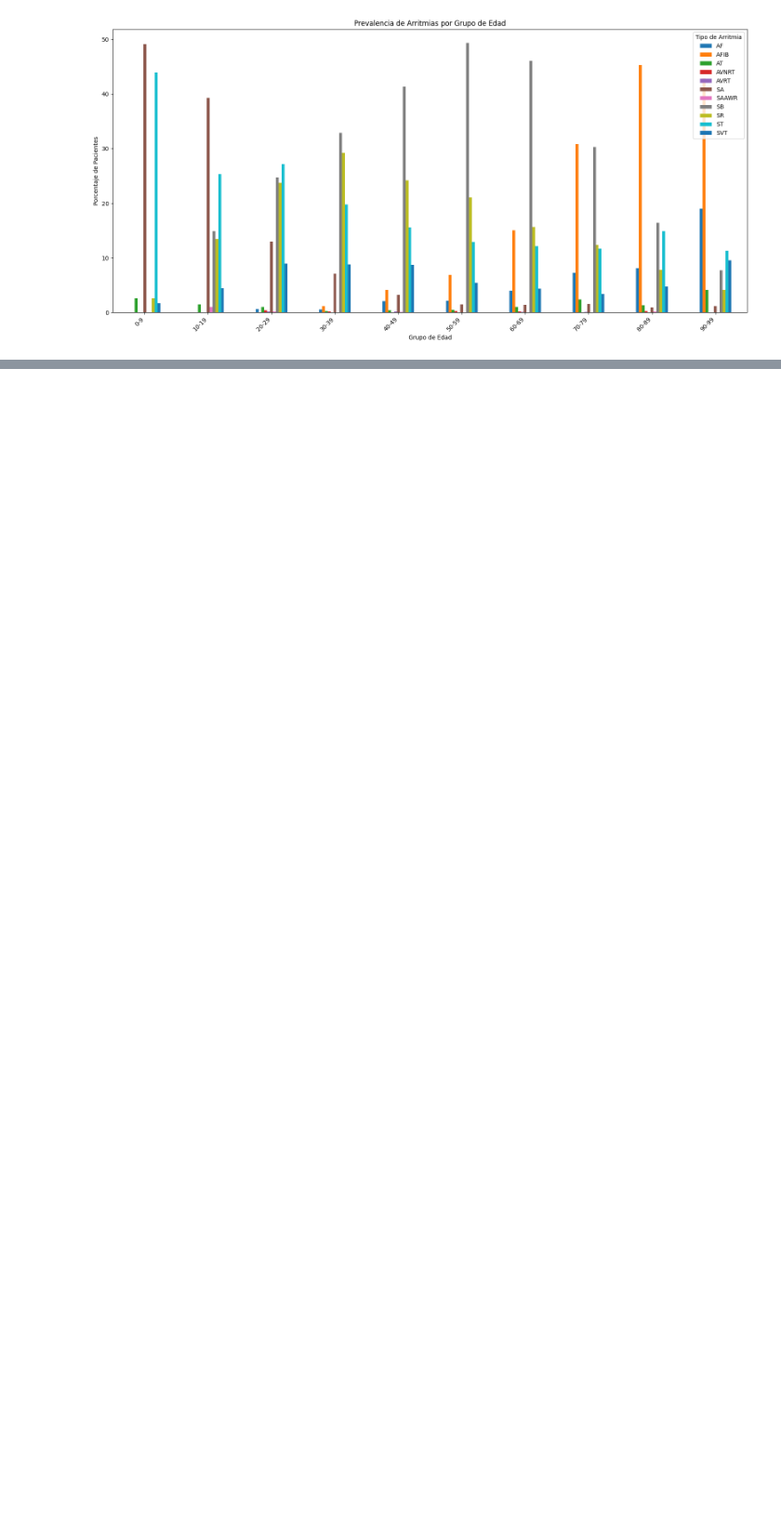
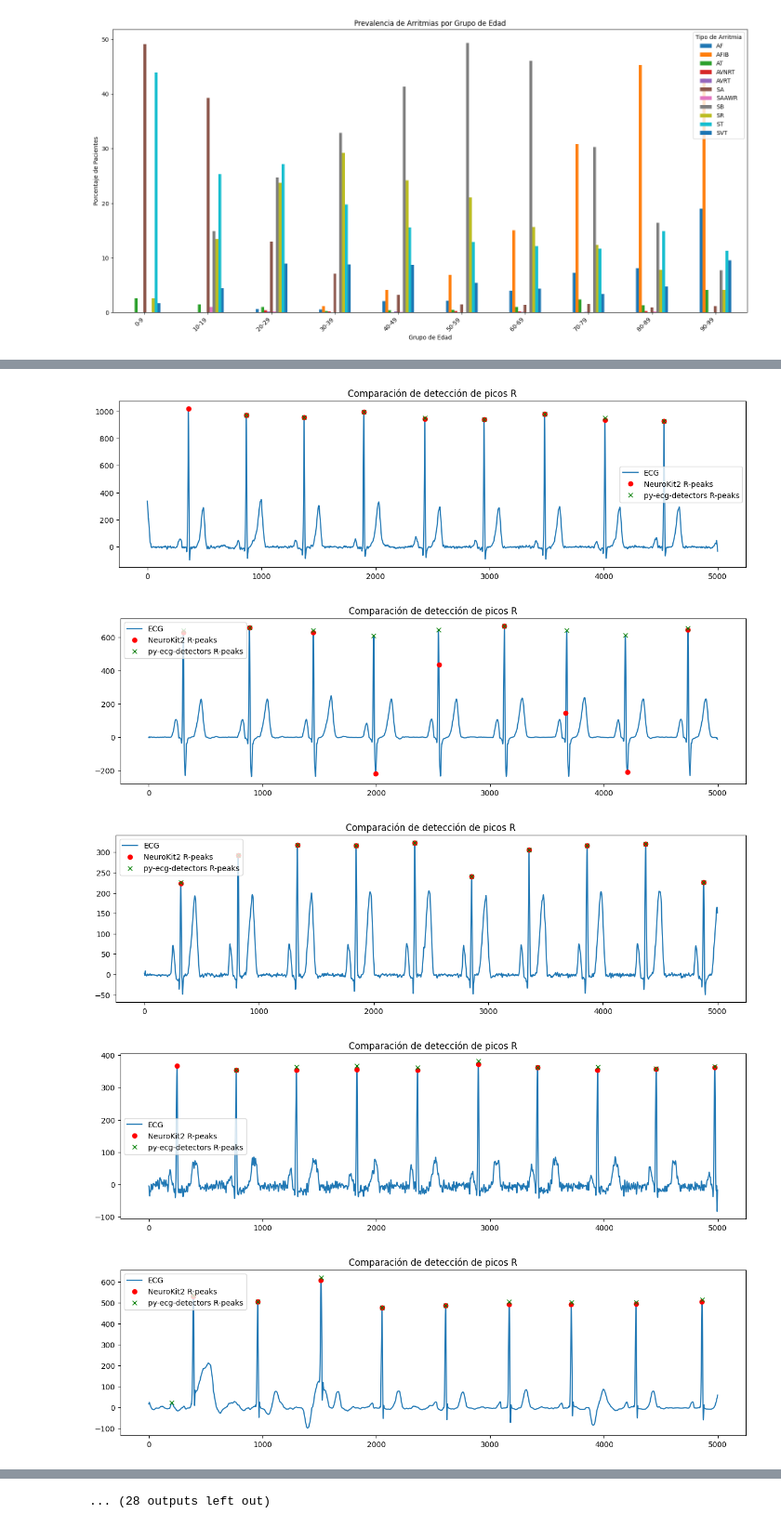
Before and after one commit to LisethTiria/Biosenales-2025-1, a Jupyter notebook: proyecto_1_biosenales.ipynb, the cells around one changed output, grey strips where cells are left out. Shown at 93% size. Cells and saved outputs as stored; diff of their text form; code cells hidden in the pictures; blank space fills up the shorter version.

Commit message:
Realización Actividad 2, uso de librerías NeuroKit y ecg-detectors en arritmias SB y SR

```diff
--- a/proyecto_1_biosenales.ipynb
+++ b/proyecto_1_biosenales.ipynb
@@ -182,0 +237,66 @@ Requirement already satisfied: certifi>=2017.4.17 in /usr/local/lib/python3.11/d
+# %%
+import pandas as pd
+import os
+import neurokit2 as nk
+from ecgdetectors import Detectors
+import matplotlib.pyplot as plt
+
+# Parámetros
+fs = 500
+detectors = Detectors(fs)
+sb_path = '/content/sb_records'
+sr_path = '/content/sr_records'
+
+# Unir las rutas de ambos tipos de archivos
+all_files = [os.path.join(sb_path, f) for f in os.listdir(sb_path) if f.endswith(".csv")] + \
+            [os.path.join(sr_path, f) for f in os.listdir(sr_path) if f.endswith(".csv")]
+
+# Función para procesar un archivo ECG
+def process_ecg(file_path):
+    df = pd.read_csv(file_path)  # leer el CSV
+    ecg = df.iloc[:, 0].values  # asumir que la señal está en la primera columna
+
+    # NeuroKit2
+    signals, info_nk = nk.ecg_process(ecg, sampling_rate=fs)
+    r_peaks_nk = info_nk["ECG_R_Peaks"]
+
+    # py-ecg-detectors
+    r_peaks_pyecg = detectors.engzee_detector(ecg)
+
+    return ecg, r_peaks_nk, r_peaks_pyecg
+
+
+# def process_ecg(file_path, amplitude_threshold=300):
+#     df = pd.read_csv(file_path)
+#     ecg = df.iloc[:, 0].values
+
+#     # NeuroKit2
+#     signals, info_nk = nk.ecg_process(ecg, fs)
+#     r_peaks_nk = info_nk["ECG_R_Peaks"]
+#     # Filtrar por amplitud
+#     r_peaks_nk = [idx for idx in r_peaks_nk if ecg[idx] > amplitude_threshold]
+
+#     # py-ecg-detectors
+#     r_peaks_pyecg = detectors.hamilton_detector(ecg)
+#     # Filtrar por amplitud
+#     r_peaks_pyecg = [idx for idx in r_peaks_pyecg if ecg[idx] > amplitude_threshold]
+
+#     return ecg, r_peaks_nk, r_peaks_pyecg
+
+# Procesar un archivo de ejemplo
+for i in all_files:
+  ecg, r_nk, r_py = process_ecg(i)  # usar all_files, no sb_files
+  # Comparación visual
+  plt.figure(figsize=(15, 4))
+  plt.plot(ecg, label="ECG")
+  plt.plot(r_nk, ecg[r_nk], 'ro', label="NeuroKit2 R-peaks")
+  plt.plot(r_py, ecg[r_py], 'gx', label="py-ecg-detectors R-peaks")
+  plt.legend()
+  plt.title("Comparación de detección de picos R")
+  plt.show()
+# %% [output]
+[figure, added]
+[figure, added]
+[figure, added]
+[figure, added]
+[figure, added]
@@ -183 +310,2 @@ Requirement already satisfied: certifi>=2017.4.17 in /usr/local/lib/python3.11/d
+... (28 outputs left out)
 # %%
```
Also changed, not shown: parts of 6 cells of this notebook.
